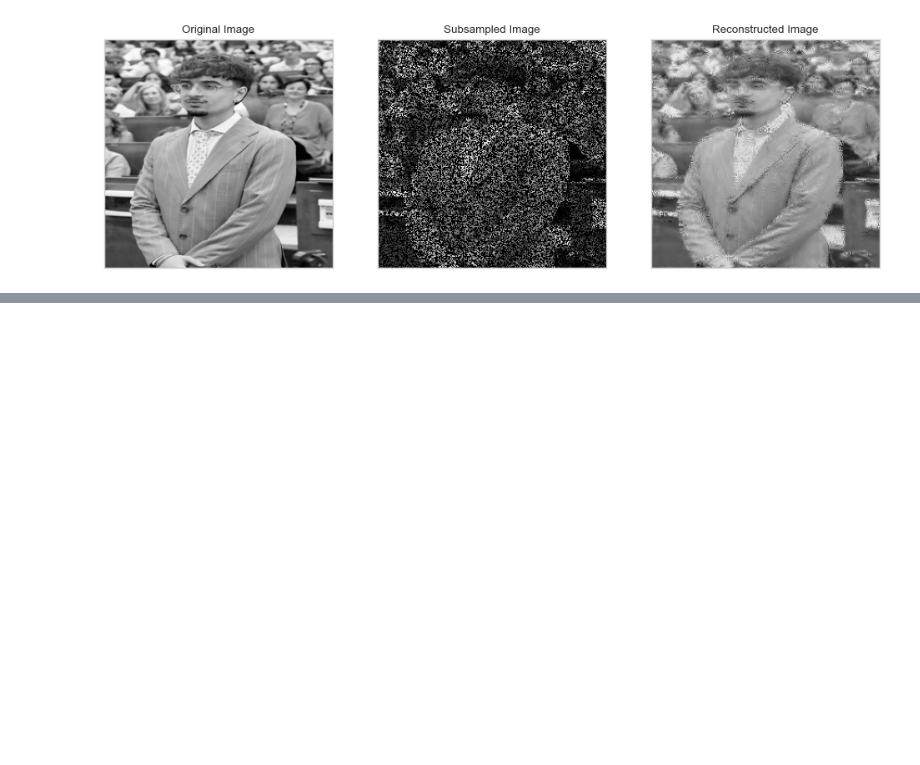
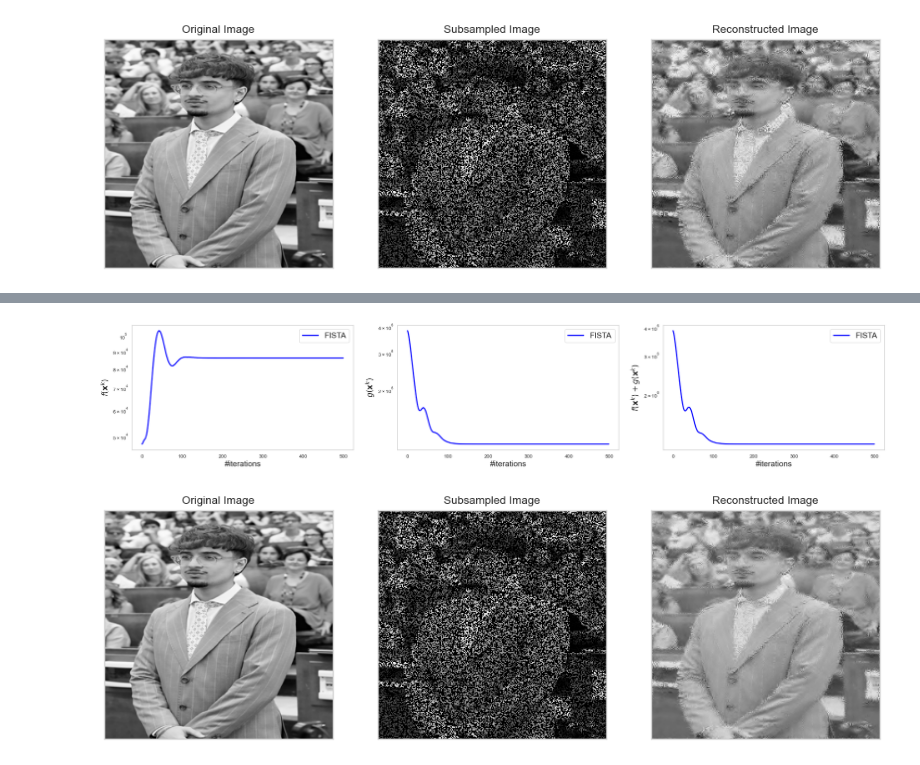
Before and after one commit to fracassa/Math-of-Data_EE-556, a Jupyter notebook: students/Part 4 - Proximal methods.ipynb, the cells around one changed output, grey strips where cells are left out. Cells and saved outputs as stored; diff of their text form; code cells hidden in the pictures; blank space fills up the shorter version.

```diff
--- a/students/Part 4 - Proximal methods.ipynb
+++ b/students/Part 4 - Proximal methods.ipynb
@@ -673,0 +649,10 @@ show(true = image, subsampled=subsampled, estimated=image_out)
+# %%
+lmda = best_lmda
+out = FISTA
+flat_image_out = solve_composite(out, composite_objective, lmda, 500)
+image_out = W_T(flat_image_out).reshape(image.shape)
+
+show(true=image, subsampled=subsampled, estimated=image_out)
+# %% [output]
+[figure, added]
+[figure, added]
```
Also changed, not shown: parts of 9 cells of this notebook.
